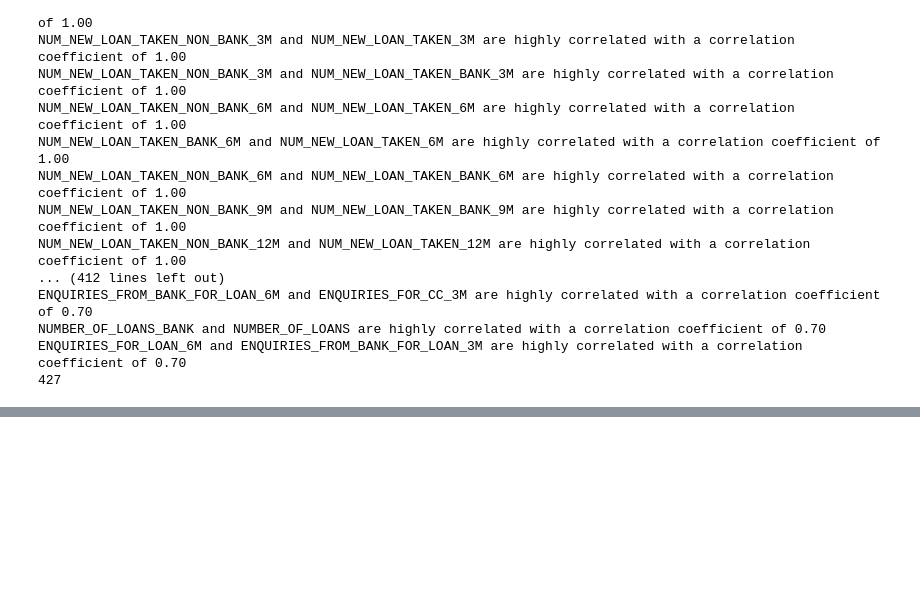
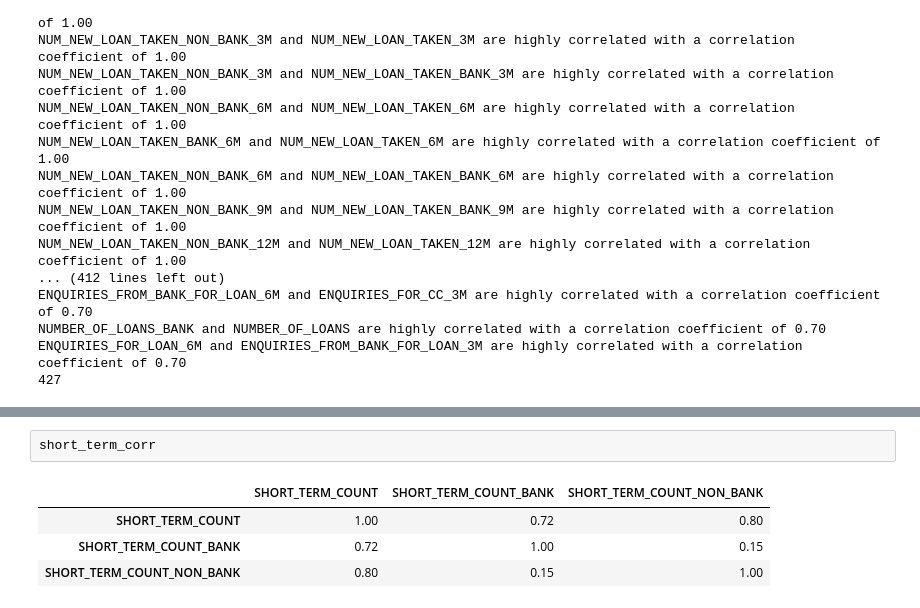
Before and after one commit to tunglam-2005/DSTC_bank, a Jupyter notebook: Vòng_2.1.ipynb, the cells around one changed output, grey strips where cells are left out. Saved outputs shown, nothing was run; the diff lists cells and outputs as text; blank space fills up the shorter version.

```diff
--- a/Vòng_2.1.ipynb
+++ b/Vòng_2.1.ipynb
@@ -155,0 +173,7 @@ ENQUIRIES_FOR_LOAN_6M and ENQUIRIES_FROM_BANK_FOR_LOAN_3M are highly correlated
+# %%
+short_term_corr
+# %% [output]
+|  | SHORT_TERM_COUNT | SHORT_TERM_COUNT_BANK | SHORT_TERM_COUNT_NON_BANK |
+| SHORT_TERM_COUNT | 1.00 | 0.72 | 0.80 |
+| SHORT_TERM_COUNT_BANK | 0.72 | 1.00 | 0.15 |
+| SHORT_TERM_COUNT_NON_BANK | 0.80 | 0.15 | 1.00 |
```
Also changed, not shown: parts of 8 cells of this notebook, 1 other file.
